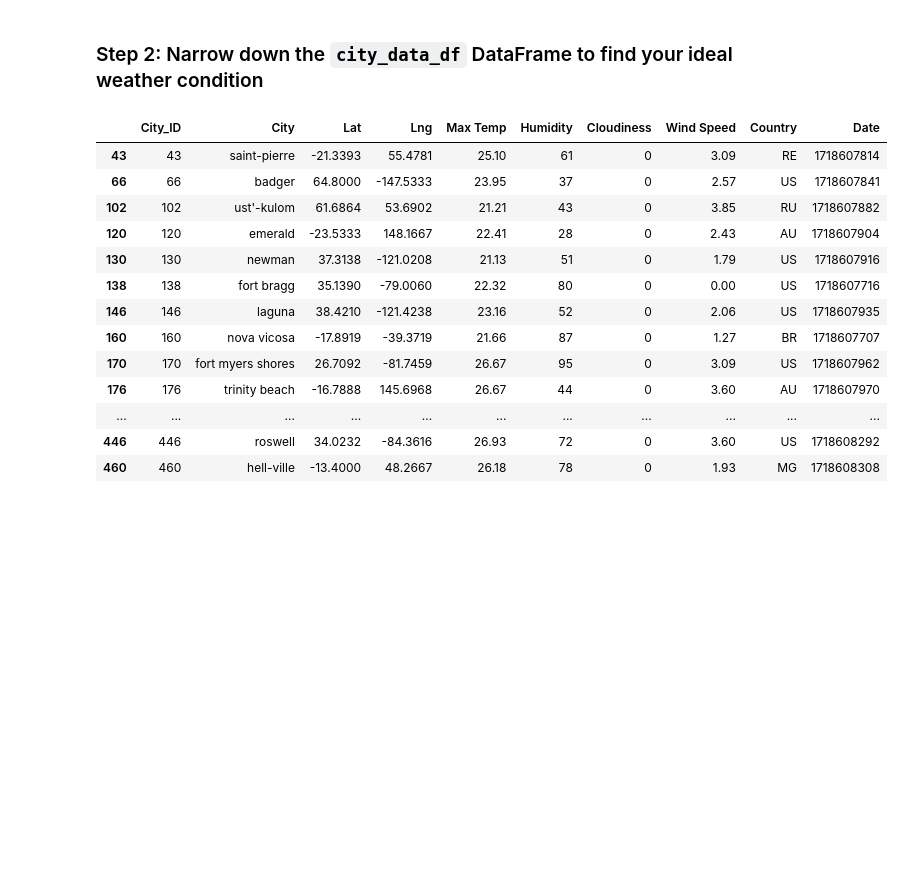
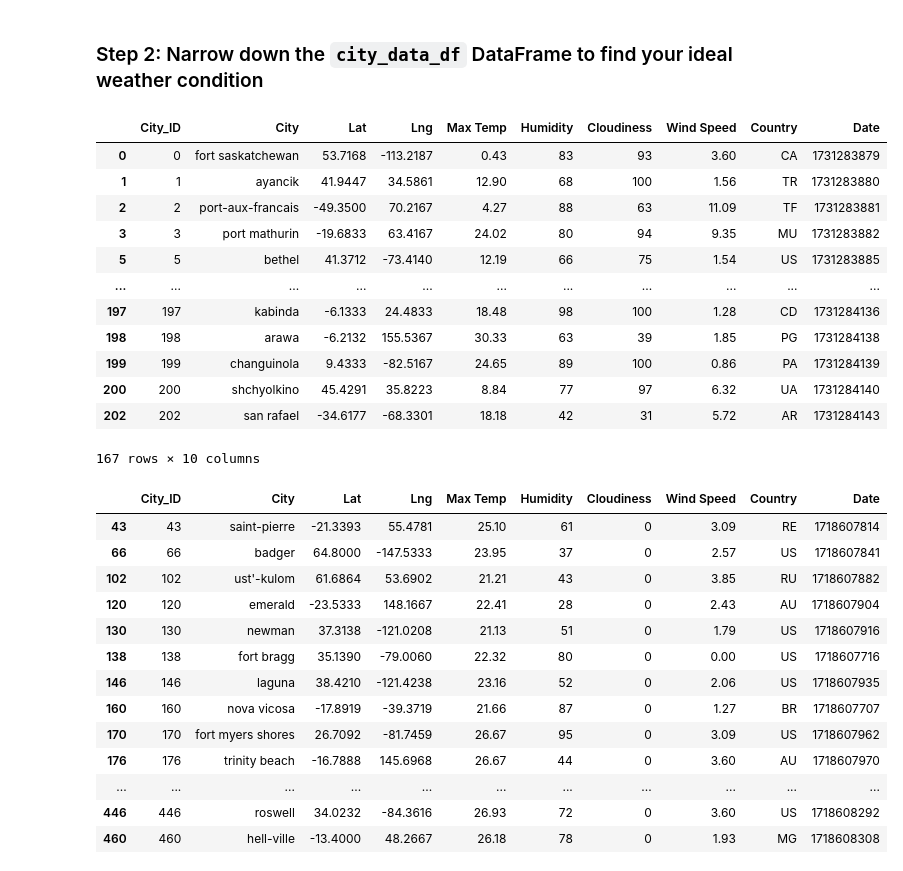
Before and after one commit to Kathyvng/python-api-challenge, a Jupyter notebook: WeatherPy/VacationPy.ipynb, the cells around one changed output. Saved outputs shown, nothing was run; the diff lists cells and outputs as text; code cells hidden in the pictures; blank space fills up the shorter version.

```diff
--- a/WeatherPy/VacationPy.ipynb
+++ b/WeatherPy/VacationPy.ipynb
@@ -44,6 +63,30 @@ city_data_df.head()
 [interactive output not drawn]
 # %% [markdown]
 ### Step 2: Narrow down the `city_data_df` DataFrame to find your ideal weather condition
+# %%
+# Narrow down cities that fit criteria
+# For example: filter for cities with Max Temperature > 0 and Humidity < 100
+filtered_cities_df = city_data_df[(city_data_df['Max Temp'] > 0) & (city_data_df['Humidity'] < 100)]
+
+# Drop any rows with null values
+filtered_cities_df = filtered_cities_df.dropna()
+
+# Display sample data
+filtered_cities_df
+# %% [output]
+|  | City_ID | City | Lat | Lng | Max Temp | Humidity | Cloudiness | Wind Speed | Country | Date |
+| 0 | 0 | fort saskatchewan | 53.7168 | -113.2187 | 0.43 | 83 | 93 | 3.60 | CA | 1731283879 |
+| 1 | 1 | ayancik | 41.9447 | 34.5861 | 12.90 | 68 | 100 | 1.56 | TR | 1731283880 |
+| 2 | 2 | port-aux-francais | -49.3500 | 70.2167 | 4.27 | 88 | 63 | 11.09 | TF | 1731283881 |
+| 3 | 3 | port mathurin | -19.6833 | 63.4167 | 24.02 | 80 | 94 | 9.35 | MU | 1731283882 |
+| 5 | 5 | bethel | 41.3712 | -73.4140 | 12.19 | 66 | 75 | 1.54 | US | 1731283885 |
+| ... | ... | ... | ... | ... | ... | ... | ... | ... | ... | ... |
+| 197 | 197 | kabinda | -6.1333 | 24.4833 | 18.48 | 98 | 100 | 1.28 | CD | 1731284136 |
+| 198 | 198 | arawa | -6.2132 | 155.5367 | 30.33 | 63 | 39 | 1.85 | PG | 1731284138 |
+| 199 | 199 | changuinola | 9.4333 | -82.5167 | 24.65 | 89 | 100 | 0.86 | PA | 1731284139 |
+| 200 | 200 | shchyolkino | 45.4291 | 35.8223 | 8.84 | 77 | 97 | 6.32 | UA | 1731284140 |
+| 202 | 202 | san rafael | -34.6177 | -68.3301 | 18.18 | 42 | 31 | 5.72 | AR | 1731284143 |
+167 rows × 10 columns
 # %%
 # Narrow down cities that fit criteria and drop any results with null values
 # YOUR CODE HERE
```
Also changed, not shown: parts of 1 cell of this notebook, 1 other file.
